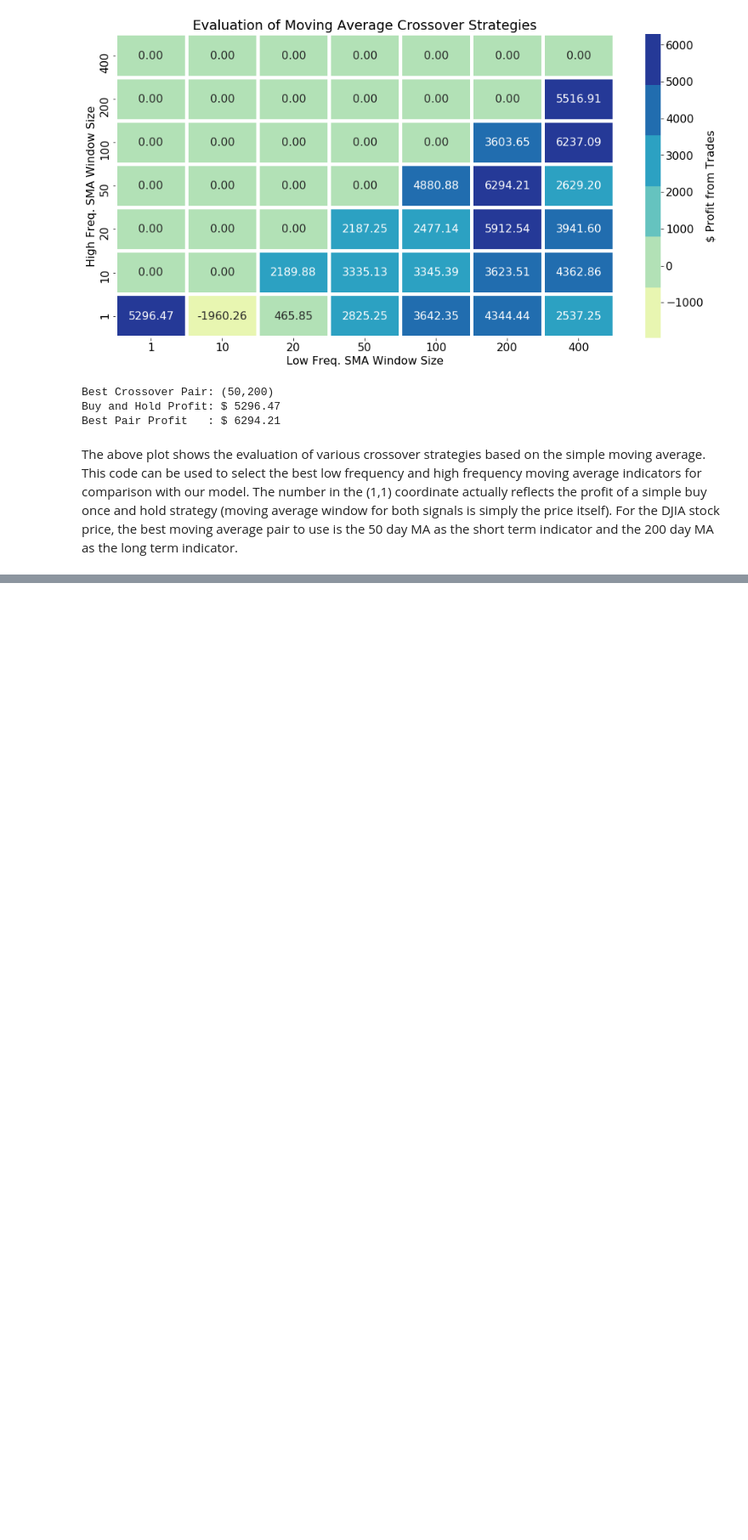
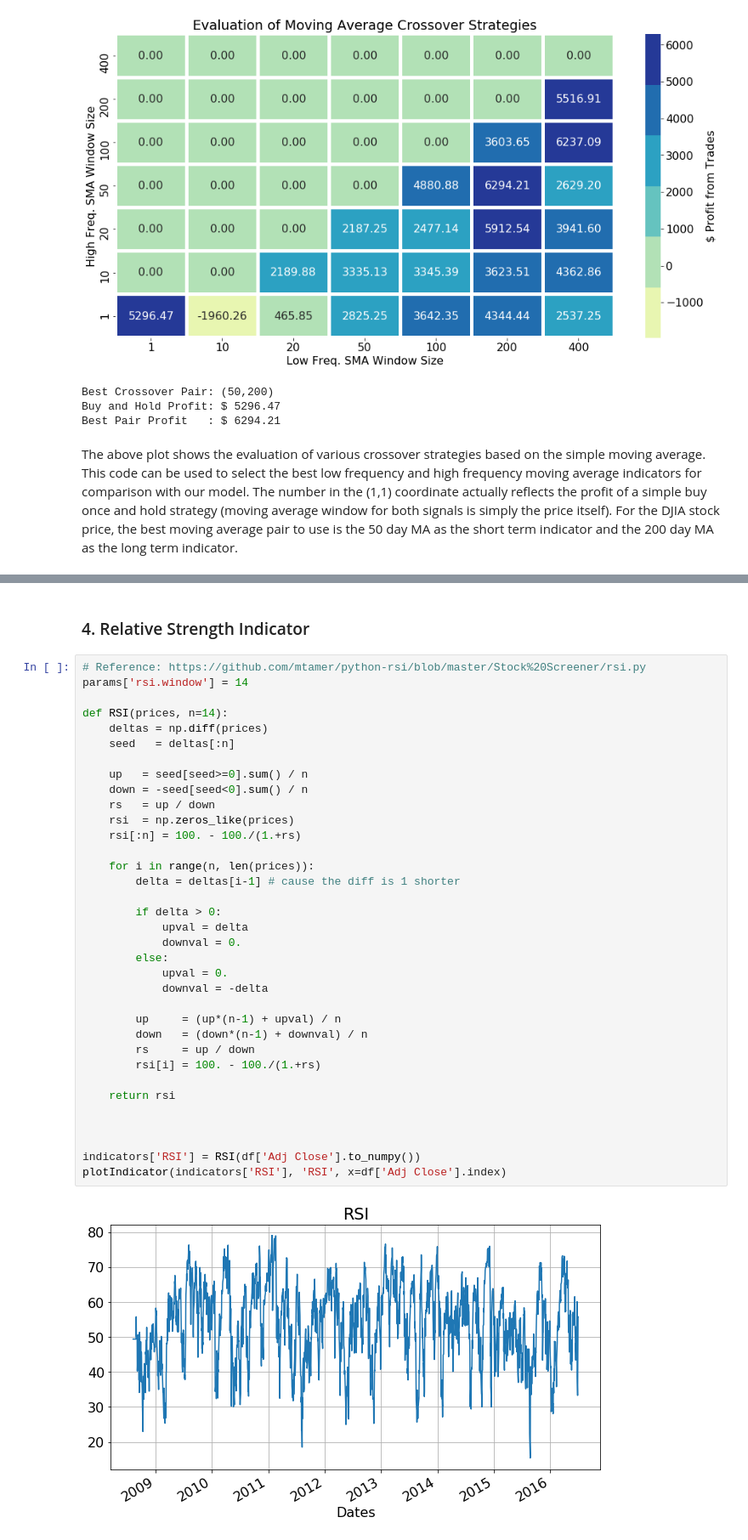
Before and after one commit to machar94/stockprediction, a Jupyter notebook: project.ipynb, the cells around one changed output, grey strips where cells are left out. Shown at 85% size. Cells and saved outputs as stored; diff of their text form; blank space fills up the shorter version.

```diff
--- a/project.ipynb
+++ b/project.ipynb
@@ -206,0 +271,39 @@ The above plot shows the evaluation of various crossover strategies based on the
+# %% [markdown]
+### 4. Relative Strength Indicator
+# %%
+# Reference: https://github.com/mtamer/python-rsi/blob/master/Stock%20Screener/rsi.py
+params['rsi.window'] = 14
+
+def RSI(prices, n=14):
+    deltas = np.diff(prices)
+    seed   = deltas[:n]
+
+    up   = seed[seed>=0].sum() / n
+    down = -seed[seed<0].sum() / n
+    rs   = up / down
+    rsi  = np.zeros_like(prices)
+    rsi[:n] = 100. - 100./(1.+rs)
+
+    for i in range(n, len(prices)):
+        delta = deltas[i-1] # cause the diff is 1 shorter
+
+        if delta > 0:
+            upval = delta
+            downval = 0.
+        else:
+            upval = 0.
+            downval = -delta
+
+        up     = (up*(n-1) + upval) / n
+        down   = (down*(n-1) + downval) / n
+        rs     = up / down
+        rsi[i] = 100. - 100./(1.+rs)
+
+    return rsi
+
+
+
+indicators['RSI'] = RSI(df['Adj Close'].to_numpy())
+plotIndicator(indicators['RSI'], 'RSI', x=df['Adj Close'].index)
+# %% [output]
+[figure, added]
```
Also changed, not shown: parts of 8 cells of this notebook.
